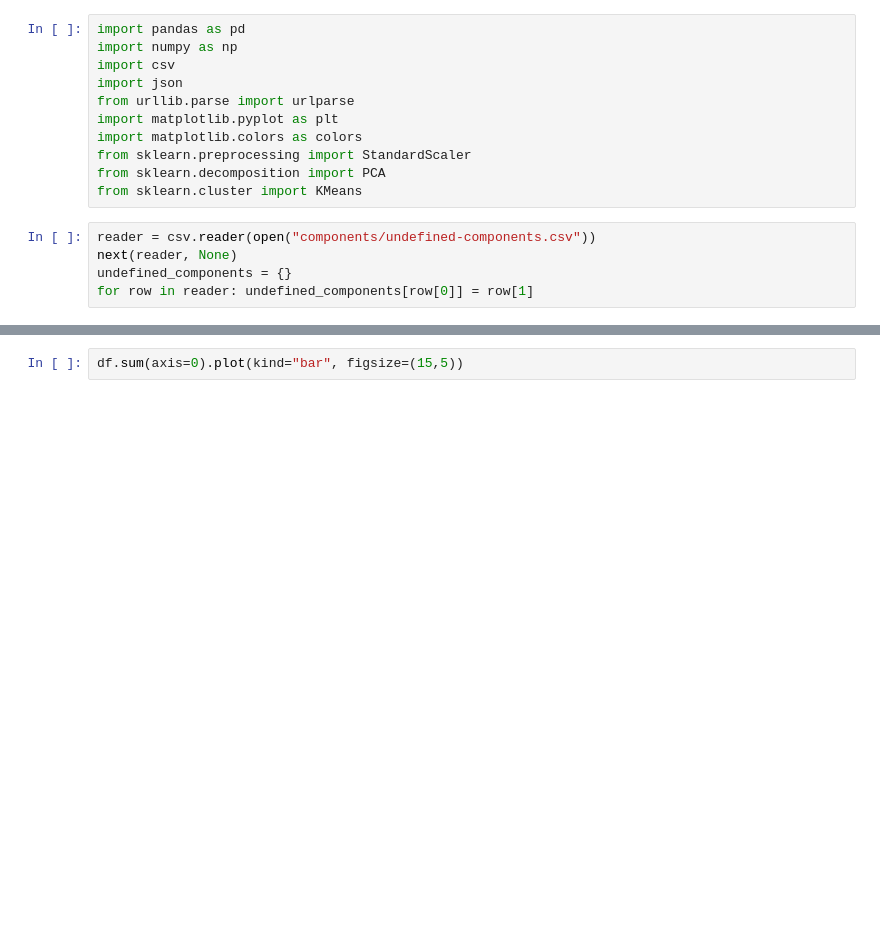
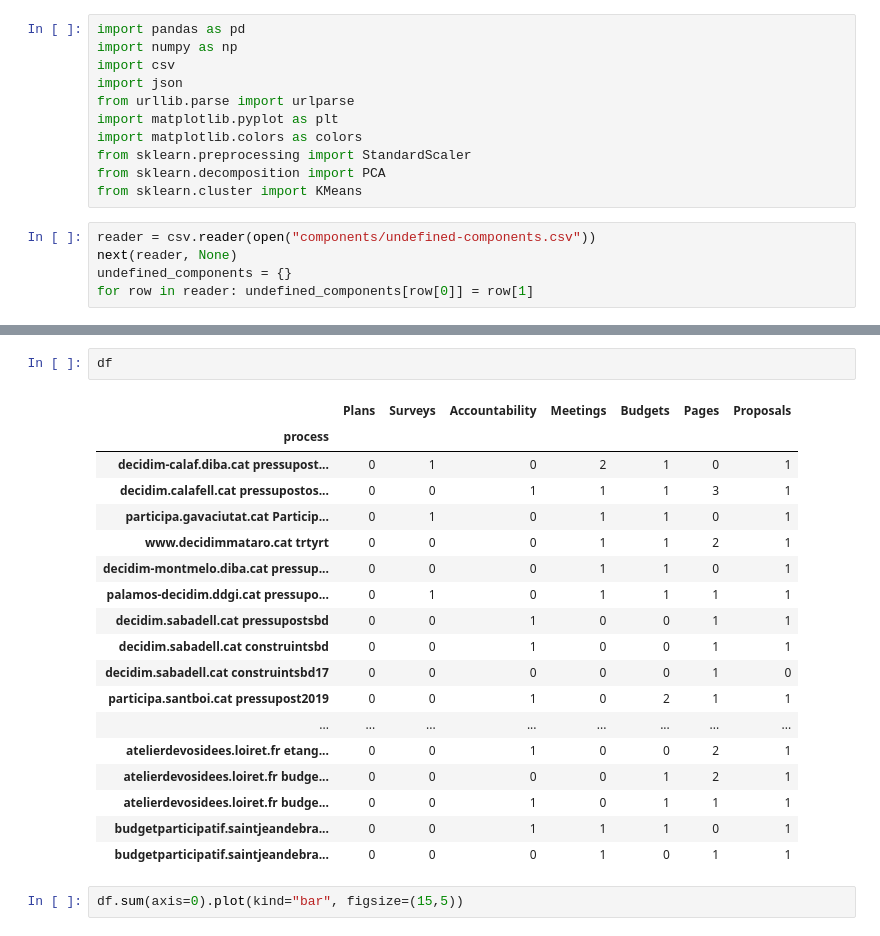
Before and after one commit to elaragon/decidimpb, a Jupyter notebook: components.ipynb, the cells around one changed output, grey strips where cells are left out. Saved outputs shown, nothing was run; the diff lists cells and outputs as text; blank space fills up the shorter version.

```diff
--- a/components.ipynb
+++ b/components.ipynb
@@ -82,3 +99,24 @@ plt.show()
+# %%
+df
+# %% [output]
+|  | Plans | Surveys | Accountability | Meetings | Budgets | Pages | Proposals |
+| process |  |  |  |  |  |  |  |
+| decidim-calaf.diba.cat pressupost... | 0 | 1 | 0 | 2 | 1 | 0 | 1 |
+| decidim.calafell.cat pressupostos... | 0 | 0 | 1 | 1 | 1 | 3 | 1 |
+| participa.gavaciutat.cat Particip... | 0 | 1 | 0 | 1 | 1 | 0 | 1 |
+| www.decidimmataro.cat trtyrt | 0 | 0 | 0 | 1 | 1 | 2 | 1 |
+| decidim-montmelo.diba.cat pressup... | 0 | 0 | 0 | 1 | 1 | 0 | 1 |
+| palamos-decidim.ddgi.cat pressupo... | 0 | 1 | 0 | 1 | 1 | 1 | 1 |
+| decidim.sabadell.cat pressupostsbd | 0 | 0 | 1 | 0 | 0 | 1 | 1 |
+| decidim.sabadell.cat construintsbd | 0 | 0 | 1 | 0 | 0 | 1 | 1 |
+| decidim.sabadell.cat construintsbd17 | 0 | 0 | 0 | 0 | 0 | 1 | 0 |
+| participa.santboi.cat pressupost2019 | 0 | 0 | 1 | 0 | 2 | 1 | 1 |
+| ... | ... | ... | ... | ... | ... | ... | ... |
+| atelierdevosidees.loiret.fr etang... | 0 | 0 | 1 | 0 | 0 | 2 | 1 |
+| atelierdevosidees.loiret.fr budge... | 0 | 0 | 0 | 0 | 1 | 2 | 1 |
+| atelierdevosidees.loiret.fr budge... | 0 | 0 | 1 | 0 | 1 | 1 | 1 |
+| budgetparticipatif.saintjeandebra... | 0 | 0 | 1 | 1 | 1 | 0 | 1 |
+| budgetparticipatif.saintjeandebra... | 0 | 0 | 0 | 1 | 0 | 1 | 1 |
 # %%
 df.sum(axis=0).plot(kind="bar", figsize=(15,5))
 # %% [output]
```
Also changed, not shown: parts of 7 cells of this notebook, 1 other file.
